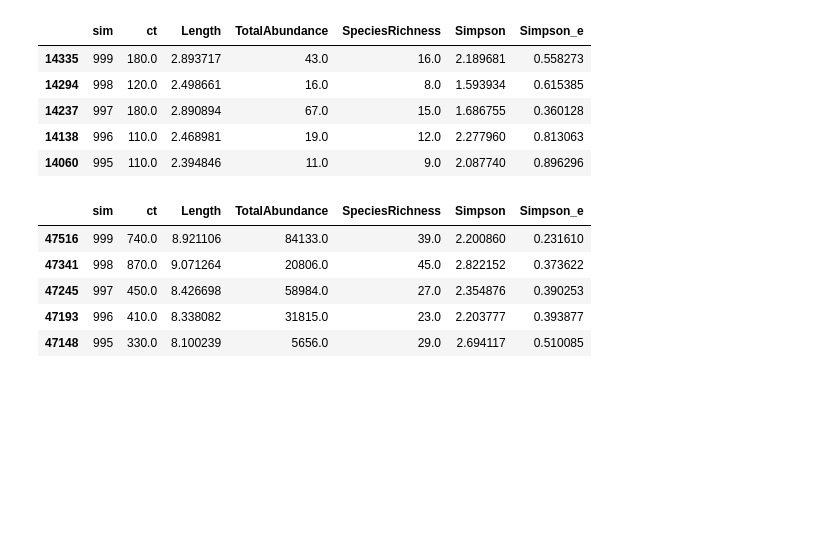
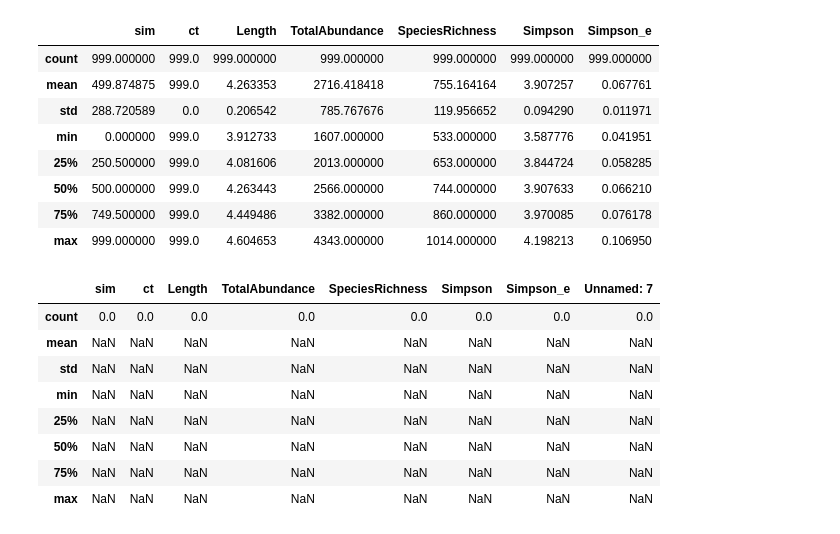
Before and after one commit to Gibbons-Lab/IBT-and-the-Gut-Microbiome, a Jupyter notebook: multi_sim_plot.ipynb, the cells around one changed output. Saved outputs shown, nothing was run; the diff lists cells and outputs as text; code cells hidden in the pictures; blank space fills up the shorter version.

```diff
--- a/multi_sim_plot.ipynb
+++ b/multi_sim_plot.ipynb
@@ -17,2 +22,2 @@ import numpy as np
 # %%
-genpath='/proj/gibbons/kramos/github/IBT-and-the-Gut-Microbiome'
+genpath='/proj/gibbons/kramos/github/IBT-and-the-Gut-Microbiome/'
@@ -19,11 +76,10 @@ genpath='/proj/gibbons/kramos/github/IBT-and-the-Gut-Microbiome'
 # %%
-human=pd.read_csv(genpath+'/IBM/final/h_1000/simData.csv')
-animal= pd.read_csv(genpath+'/IBM/final/a_1000/simData.csv')
-
-## Filter them
-human_filtered=human.copy()
-animal_filtered=animal.copy()
-
-# Make a df that only has the highest ct per sim
-human_filtered=human_filtered.sort_values(['sim','ct'], ascending=False).drop_duplicates(['sim']).dropna()
-animal_filtered=animal_filtered.sort_values(['sim', 'ct'], ascending=False).drop_duplicates(['sim']).dropna()
+# human=pd.read_csv(genpath+'/IBM/final/h_1000/simData.csv')
+# human = pd.read_csv(genpath+'humans_L50-100_LMimr_LMr.csv')
+human = pd.read_csv(genpath+'/IBM/data/L50-100_Mimr_Mr.csv').dropna()
+# human = pd.read_csv(genpath + 'humans_L5-10_LMimr_LMr.csv')
+# animal= pd.read_csv(genpath+'/IBM/final/a_1000/simData.csv')
+animal=pd.read_csv(genpath+'IBM/data/L1-1000_Mimr_Mr.csv').dropna()
+# animal=pd.read_csv(genpath+'IBM/data/test.csv').dropna()
+# animal = pd.read_csv('/proj/gibbons/kramos/github/IBT-and-the-Gut-Microbiome/IBM/data/test_L1-1000_medim_medR.csv')
+# animal=pd.read_csv(genpath+'vertebrates_L1-1000_LMimr_LMr.csv')
@@ -30,28 +110,34 @@ animal_filtered=animal_filtered.sort_values(['sim', 'ct'], ascending=False).drop
 # %%
-animal_filtered=animal_filtered[np.isfinite(animal_filtered)==True]
-human_filtered=human_filtered[np.isfinite(human_filtered)==True]
+animal=animal[np.isfinite(animal)==True]
+human=human[np.isfinite(human)==True]
 # %%
 features=['Length', 'Simpson']
-human_filtered[features]=human_filtered[features].apply(lambda x: np.log(x))
-animal_filtered[features]=animal_filtered[features].apply(lambda x: np.log(x))
+human[features]=human[features].apply(lambda x: np.log(x))
+animal[features]=animal[features].apply(lambda x: np.log(x))
 # %%
-human_filtered.head()
+human.describe()
 # %% [output]
 |  | sim | ct | Length | TotalAbundance | SpeciesRichness | Simpson | Simpson_e |
-| 14335 | 999 | 180.0 | 2.893717 | 43.0 | 16.0 | 2.189681 | 0.558273 |
-| 14294 | 998 | 120.0 | 2.498661 | 16.0 | 8.0 | 1.593934 | 0.615385 |
-| 14237 | 997 | 180.0 | 2.890894 | 67.0 | 15.0 | 1.686755 | 0.360128 |
-| 14138 | 996 | 110.0 | 2.468981 | 19.0 | 12.0 | 2.277960 | 0.813063 |
-| 14060 | 995 | 110.0 | 2.394846 | 11.0 | 9.0 | 2.087740 | 0.896296 |
+| count | 999.000000 | 999.0 | 999.000000 | 999.000000 | 999.000000 | 999.000000 | 999.000000 |
+| mean | 499.874875 | 999.0 | 4.263353 | 2716.418418 | 755.164164 | 3.907257 | 0.067761 |
+| std | 288.720589 | 0.0 | 0.206542 | 785.767676 | 119.956652 | 0.094290 | 0.011971 |
+| min | 0.000000 | 999.0 | 3.912733 | 1607.000000 | 533.000000 | 3.587776 | 0.041951 |
+| 25% | 250.500000 | 999.0 | 4.081606 | 2013.000000 | 653.000000 | 3.844724 | 0.058285 |
+| 50% | 500.000000 | 999.0 | 4.263443 | 2566.000000 | 744.000000 | 3.907633 | 0.066210 |
+| 75% | 749.500000 | 999.0 | 4.449486 | 3382.000000 | 860.000000 | 3.970085 | 0.076178 |
+| max | 999.000000 | 999.0 | 4.604653 | 4343.000000 | 1014.000000 | 4.198213 | 0.106950 |
 # %%
-animal_filtered.head()
+animal.describe()
 # %% [output]
-|  | sim | ct | Length | TotalAbundance | SpeciesRichness | Simpson | Simpson_e |
-| 47516 | 999 | 740.0 | 8.921106 | 84133.0 | 39.0 | 2.200860 | 0.231610 |
-| 47341 | 998 | 870.0 | 9.071264 | 20806.0 | 45.0 | 2.822152 | 0.373622 |
-| 47245 | 997 | 450.0 | 8.426698 | 58984.0 | 27.0 | 2.354876 | 0.390253 |
-| 47193 | 996 | 410.0 | 8.338082 | 31815.0 | 23.0 | 2.203777 | 0.393877 |
-| 47148 | 995 | 330.0 | 8.100239 | 5656.0 | 29.0 | 2.694117 | 0.510085 |
+|  | sim | ct | Length | TotalAbundance | SpeciesRichness | Simpson | Simpson_e | Unnamed: 7 |
+| count | 0.0 | 0.0 | 0.0 | 0.0 | 0.0 | 0.0 | 0.0 | 0.0 |
+| mean | NaN | NaN | NaN | NaN | NaN | NaN | NaN | NaN |
+| std | NaN | NaN | NaN | NaN | NaN | NaN | NaN | NaN |
+| min | NaN | NaN | NaN | NaN | NaN | NaN | NaN | NaN |
+| 25% | NaN | NaN | NaN | NaN | NaN | NaN | NaN | NaN |
+| 50% | NaN | NaN | NaN | NaN | NaN | NaN | NaN | NaN |
+| 75% | NaN | NaN | NaN | NaN | NaN | NaN | NaN | NaN |
+| max | NaN | NaN | NaN | NaN | NaN | NaN | NaN | NaN |
 # %%
 def get_results(feature):
     """Get a single association.
```
Also changed, not shown: parts of 30 cells of this notebook, 28 other files.
